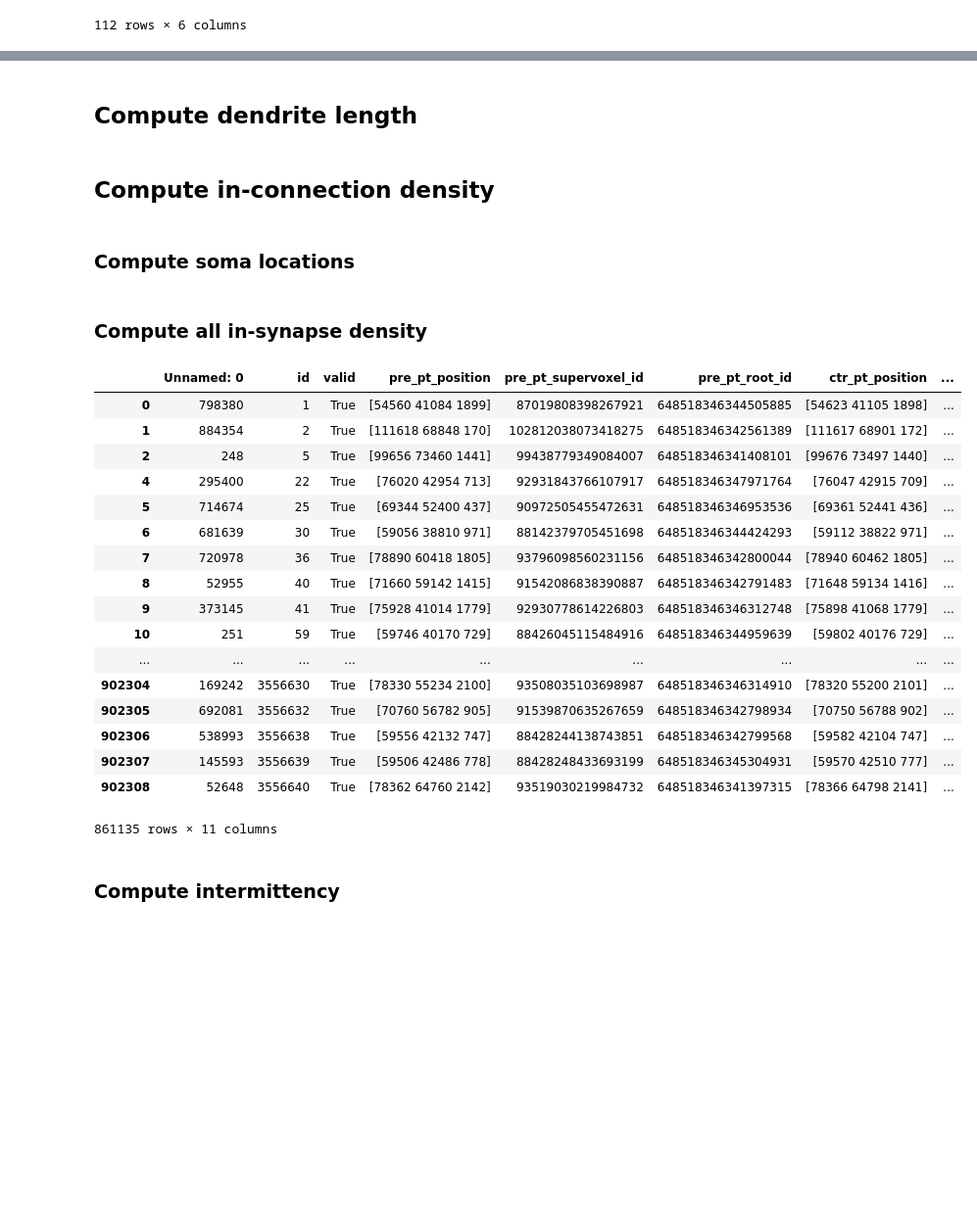
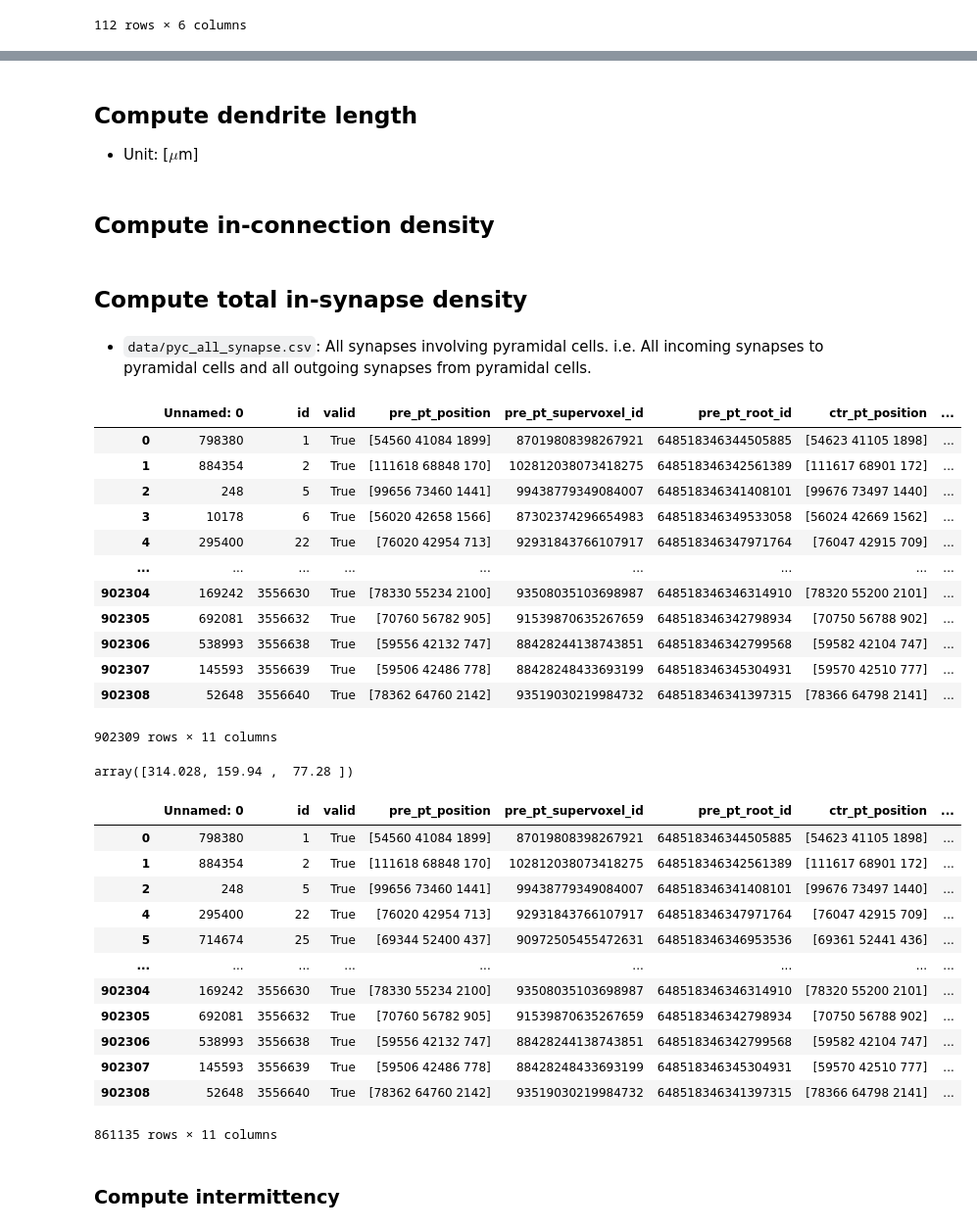
Before and after one commit to AllenInstitute/MicronsBinder, a Jupyter notebook: notebooks/multiscale/function/intermittency_analysis.ipynb, the cells around one changed output, grey strips where cells are left out. Shown at 98% size. Cells and saved outputs as stored; diff of their text form; code cells hidden in the pictures; blank space fills up the shorter version.

```diff
--- a/notebooks/multiscale/function/intermittency_analysis.ipynb
+++ b/notebooks/multiscale/function/intermittency_analysis.ipynb
@@ -106,5 +159,6 @@ synapse_pyc_df
 # %% [markdown]
 ## Compute dendrite length
+- Unit: [$\mu$m]
 # %%
 d_skel = "data/smoothed_skeletons_v185/"
 
@@ -156 +224,26 @@ for i in range(n_ease):
+# %% [markdown]
+## Compute total in-synapse density
+# %% [markdown]
+- `data/pyc_all_synapse.csv`: All synapses involving pyramidal cells. i.e. All incoming synapses to pyramidal cells and all outgoing synapses from pyramidal cells.
+# %%
+synapse_all_pyc_df = pd.read_csv("data/pyc_all_synapse.csv")
+synapse_all_pyc_df
+# %% [output]
+|  | Unnamed: 0 | id | valid | pre_pt_position | pre_pt_supervoxel_id | pre_pt_root_id | ctr_pt_position | ... |
+| 0 | 798380 | 1 | True | [54560 41084 1899] | 87019808398267921 | 648518346344505885 | [54623 41105 1898] | ... |
+| 1 | 884354 | 2 | True | [111618 68848 170] | 102812038073418275 | 648518346342561389 | [111617 68901 172] | ... |
+| 2 | 248 | 5 | True | [99656 73460 1441] | 99438779349084007 | 648518346341408101 | [99676 73497 1440] | ... |
+| 3 | 10178 | 6 | True | [56020 42658 1566] | 87302374296654983 | 648518346349533058 | [56024 42669 1562] | ... |
+| 4 | 295400 | 22 | True | [76020 42954 713] | 92931843766107917 | 648518346347971764 | [76047 42915 709] | ... |
+| ... | ... | ... | ... | ... | ... | ... | ... | ... |
+| 902304 | 169242 | 3556630 | True | [78330 55234 2100] | 93508035103698987 | 648518346346314910 | [78320 55200 2101] | ... |
+| 902305 | 692081 | 3556632 | True | [70760 56782 905] | 91539870635267659 | 648518346342798934 | [70750 56788 902] | ... |
+| 902306 | 538993 | 3556638 | True | [59556 42132 747] | 88428244138743851 | 648518346342799568 | [59582 42104 747] | ... |
+| 902307 | 145593 | 3556639 | True | [59506 42486 778] | 88428248433693199 | 648518346345304931 | [59570 42510 777] | ... |
+| 902308 | 52648 | 3556640 | True | [78362 64760 2142] | 93519030219984732 | 648518346341397315 | [78366 64798 2141] | ... |
+902309 rows × 11 columns
+# %%
+str2coord(cell_info["soma_loc"][0], "float")
+# %% [output]
+array([314.028, 159.94 ,  77.28 ])
 # %%
@@ -160,37 +252,0 @@ for i in range(n_ease):
-# %%
-conn_indeg = np.zeros(n_ease)
-conn_indens = np.zeros(n_ease)
-syn_indeg = np.zeros(n_ease)
-syn_indens = np.zeros(n_ease)
-for i in range(n_ease):
-    seg_id = seg_id_ease[i]
-
-    conn_indeg[i] = np.sum(real_connection[:,1]==seg_id)
-    conn_indens[i] = np.sum(real_connection[:,1]==seg_id)/dendrite_len_ease[i]
-    syn_indeg[i] = np.sum(real_synapse[:,1]==seg_id)
-    syn_indens[i] = np.sum(real_synapse[:,1]==seg_id)/dendrite_len_ease[i]
-# %% [markdown]
-### Compute soma locations
-# %%
-seg_soma_loc_all = np.zeros((n_pyc,3))
-for i in range(n_pyc):
-
-    seg_id = seg_id_pyc[i]
-    soma_loc = extract_soma_loc(pinky, seg_id)
-    seg_soma_loc_all[i,:] = soma_loc
-
-seg_soma_loc_all = seg_soma_loc_all/1000
-# %%
-seg_soma_loc_ease = np.zeros((n_ease,3))
-for i in range(n_ease):
-
-    seg_id = seg_id_ease[i]
-    soma_loc = extract_soma_loc(pinky, seg_id)
-    seg_soma_loc_ease[i,:] = soma_loc
-
-seg_soma_loc_ease = seg_soma_loc_ease/1000
-# %% [markdown]
-### Compute all in-synapse density
-# %%
-synapse_all_pyc_df = pd.read_csv("data/062420_pyc_all_synapse.csv")
-synapse_all_pyc_df
@@ -201,37 +253,35 @@ def distance(x, y):
 # %%
 post_id_all = np.array(synapse_all_pyc_df["post_pt_root_id"])
-post_idx = np.where(np.isin(post_id_all, seg_id_pyc))[0]
+post_idx = np.where(np.isin(post_id_all, pyc_list))[0]
 
 synapse_post_pyc_df = synapse_all_pyc_df.iloc[post_idx]
 
 post_centroids = np.zeros((post_idx.shape[0],3))
 for i in range(post_idx.shape[0]):
     post_centroids[i,:] = str2coord(synapse_post_pyc_df.iloc[i]["ctr_pt_position"])
 
 post_id_list = np.array(synapse_post_pyc_df["post_pt_root_id"])
 post_soma_loc = np.zeros(post_centroids.shape)
 for i in range(post_id_list.shape[0]):
-    post_soma_loc[i,:] = seg_soma_loc_all[seg_id_pyc==post_id_list[i],:]
+    post_soma_loc[i,:] = pyc_soma_loc[pyc_list==post_id_list[i],:]
 
 res = np.array([0.004, 0.004, 0.04])
 post_centroids = post_centroids*res
 
+# Filter out synapses within 15 um from the soma to remove perisomatic synapses.
 d_post = distance(post_centroids, post_soma_loc)
 valid = (d_post>15)
+
+# All incoming synapses to pyramidal cells without perisomatic synapses.
 synapse_post_pyc_df = synapse_post_pyc_df.iloc[valid]
 synapse_post_pyc_df
 # %% [output]
 |  | Unnamed: 0 | id | valid | pre_pt_position | pre_pt_supervoxel_id | pre_pt_root_id | ctr_pt_position | ... |
 | 0 | 798380 | 1 | True | [54560 41084 1899] | 87019808398267921 | 648518346344505885 | [54623 41105 1898] | ... |
 | 1 | 884354 | 2 | True | [111618 68848 170] | 102812038073418275 | 648518346342561389 | [111617 68901 172] | ... |
 | 2 | 248 | 5 | True | [99656 73460 1441] | 99438779349084007 | 648518346341408101 | [99676 73497 1440] | ... |
 | 4 | 295400 | 22 | True | [76020 42954 713] | 92931843766107917 | 648518346347971764 | [76047 42915 709] | ... |
 | 5 | 714674 | 25 | True | [69344 52400 437] | 90972505455472631 | 648518346346953536 | [69361 52441 436] | ... |
-| 6 | 681639 | 30 | True | [59056 38810 971] | 88142379705451698 | 648518346344424293 | [59112 38822 971] | ... |
-| 7 | 720978 | 36 | True | [78890 60418 1805] | 93796098560231156 | 648518346342800044 | [78940 60462 1805] | ... |
-| 8 | 52955 | 40 | True | [71660 59142 1415] | 91542086838390887 | 648518346342791483 | [71648 59134 1416] | ... |
-| 9 | 373145 | 41 | True | [75928 41014 1779] | 92930778614226803 | 648518346346312748 | [75898 41068 1779] | ... |
-| 10 | 251 | 59 | True | [59746 40170 729] | 88426045115484916 | 648518346344959639 | [59802 40176 729] | ... |
 | ... | ... | ... | ... | ... | ... | ... | ... | ... |
 | 902304 | 169242 | 3556630 | True | [78330 55234 2100] | 93508035103698987 | 648518346346314910 | [78320 55200 2101] | ... |
 | 902305 | 692081 | 3556632 | True | [70760 56782 905] | 91539870635267659 | 648518346342798934 | [70750 56788 902] | ... |
```
Also changed, not shown: parts of 30 cells of this notebook, 1 other file.
